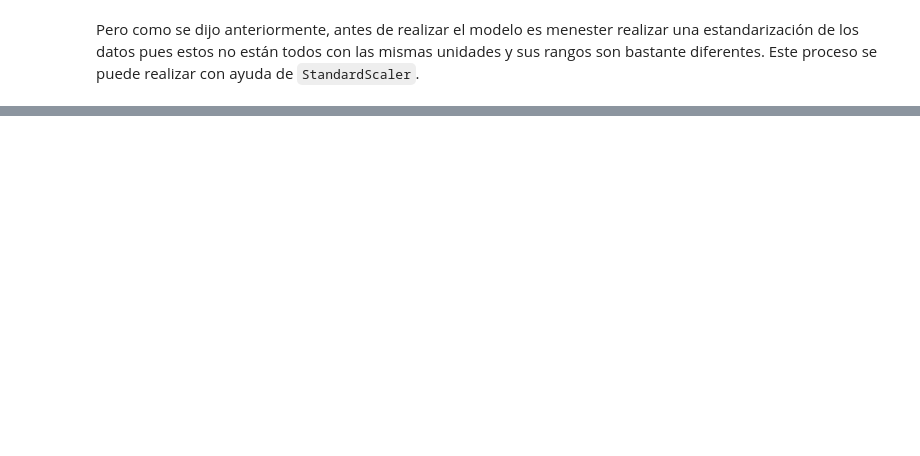
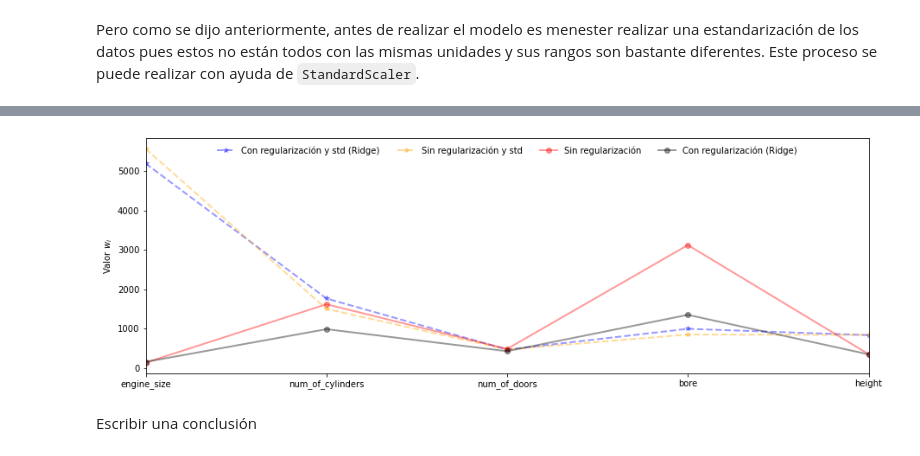
Before and after one commit to hplbrayan/Un-curso-de-Machine-Learning, a Jupyter notebook: 07_ML_Modelos_de_Regresion/N1_Linear_Models.ipynb, the cells around one changed output, grey strips where cells are left out. Saved outputs shown, nothing was run; the diff lists cells and outputs as text; code cells hidden in the pictures; blank space fills up the shorter version.

```diff
--- a/07_ML_Modelos_de_Regresion/N1_Linear_Models.ipynb
+++ b/07_ML_Modelos_de_Regresion/N1_Linear_Models.ipynb
@@ -323,0 +362,28 @@ AttributeError: 'numpy.ndarray' object has no attribute '_reset'
+# %%
+fig, ax = plt.subplots(figsize=(15,5))
+# Modelos con estandarización
+ax.plot(abs(model_ridge_std.get_params()["Regularización"].coef_),
+                                 label="Con regularización y std (Ridge)",
+                                 color="blue",   marker="*", linestyle="--",  linewidth=2, alpha=0.4)
+
+ax.plot(abs(model_linear_std.get_params()["Lineal"].coef_),
+                                 label="Sin regularización y std",
+                                 color="orange",   marker="*", linestyle="--",  linewidth=2, alpha=0.4)
+
+# Modelos sin estandarización
+ax.plot(abs(model_linear.coef_), label="Sin regularización",
+                                 color="red", marker="o", linestyle="-", linewidth=2, alpha=0.4)
+
+ax.plot(abs(model_ridge.coef_),  label="Con regularización (Ridge)",
+                                 color="k",   marker="o", linestyle="-", linewidth=2, alpha=0.4)
+
+
+ax.set_xticks(ticks=range(len(sel_features)), labels=[col for col in sel_features])
+ax.set_ylabel(r"Valor $w_i$")
+ax.set_xlim(0, len(sel_features)-1)
+ax.legend(frameon=False, ncol=4, loc="upper center")
+plt.show()
+# %% [output]
+[figure, added]
+# %% [markdown]
+Escribir una conclusión
```
Also changed, not shown: parts of 15 cells of this notebook.
